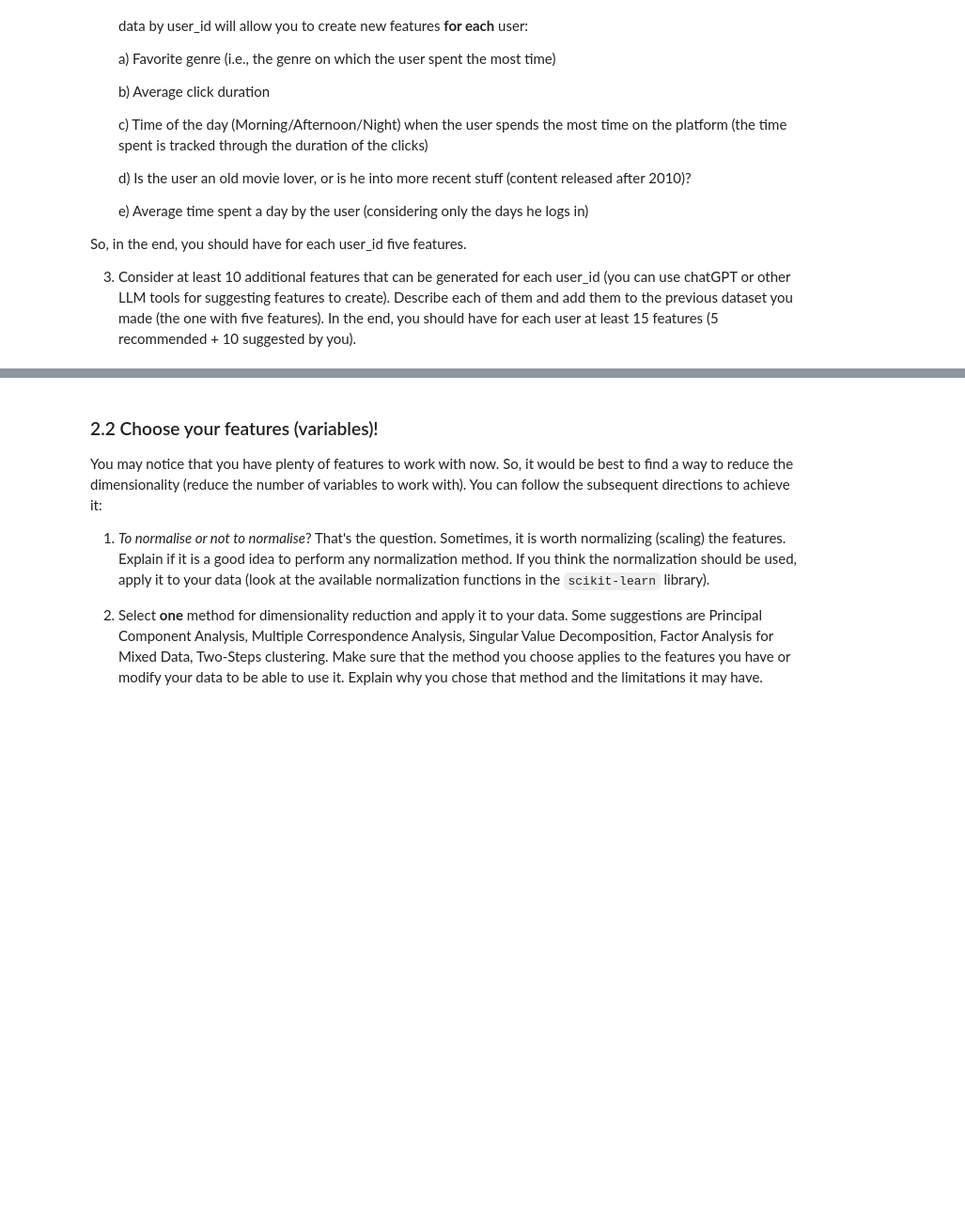
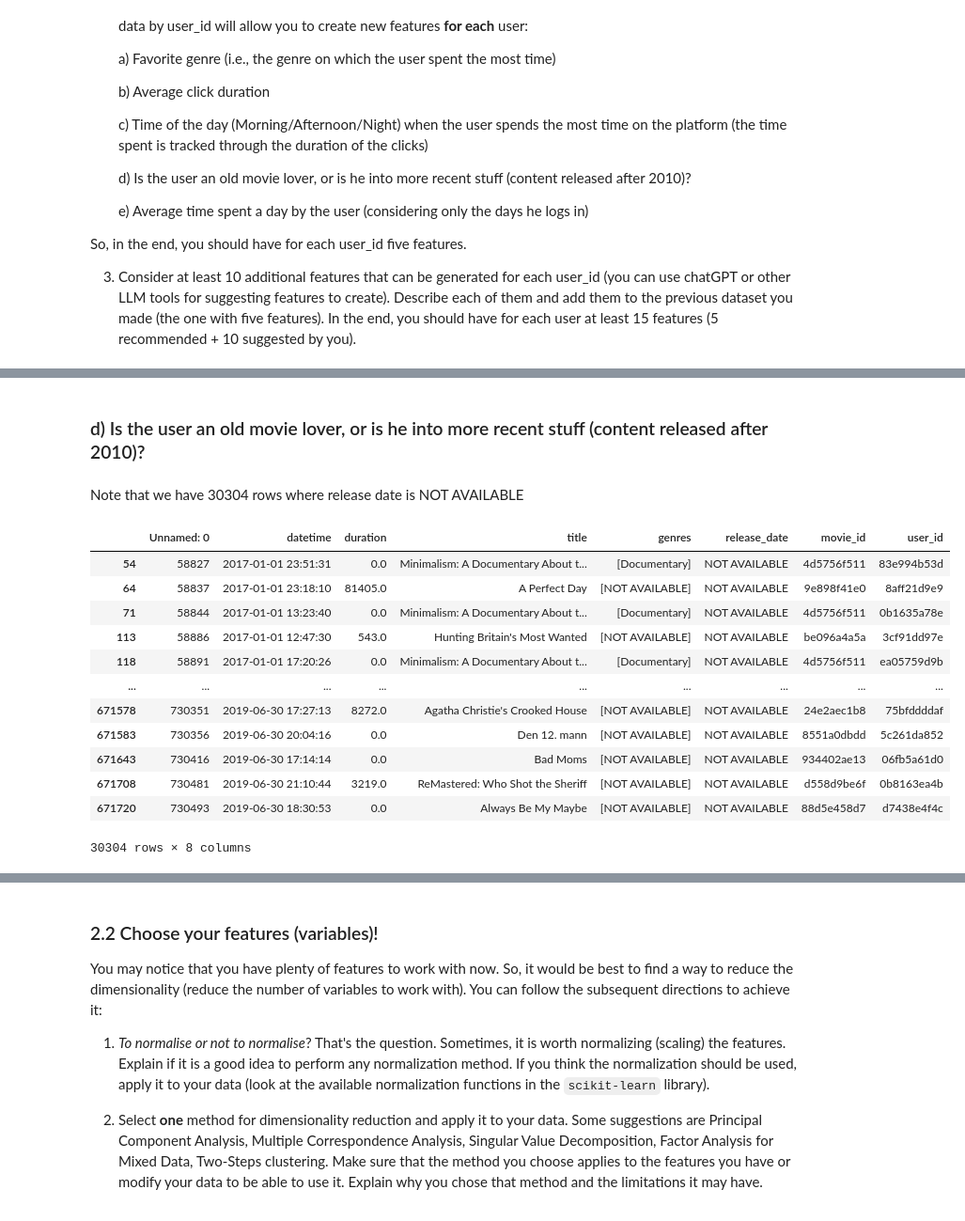
Before and after one commit to JesterProphet/ADM-HW4, a Jupyter notebook: main.ipynb, the cells around one changed output, grey strips where cells are left out. Shown: that part at 94% size. Cells and saved outputs as stored; diff of their text form; code cells hidden in the pictures; blank space fills up the shorter version.

```diff
--- a/main.ipynb
+++ b/main.ipynb
@@ -454,0 +462,3 @@ So, in the end, you should have for each user_id five features.
+# %%
+df = pd.read_csv('./vodclickstream_uk_movies_03.csv')
+df.head(5)
@@ -454,0 +472,3 @@ So, in the end, you should have for each user_id five features.
+# %%
+# here we change columns that have negative duration, with nan
+df['duration'] = np.where(df['duration'] < 0, np.nan, df['duration'])
@@ -454,0 +575,20 @@ So, in the end, you should have for each user_id five features.
+# %% [markdown]
+### d) Is the user an old movie lover, or is he into more recent stuff (content released after 2010)?
+# %% [markdown]
+Note that we have 30304 rows where release date is NOT AVAILABLE
+# %%
+df[df['release_date']=='NOT AVAILABLE']
+# %% [output]
+|  | Unnamed: 0 | datetime | duration | title | genres | release_date | movie_id | user_id |
+| 54 | 58827 | 2017-01-01 23:51:31 | 0.0 | Minimalism: A Documentary About t... | [Documentary] | NOT AVAILABLE | 4d5756f511 | 83e994b53d |
+| 64 | 58837 | 2017-01-01 23:18:10 | 81405.0 | A Perfect Day | [NOT AVAILABLE] | NOT AVAILABLE | 9e898f41e0 | 8aff21d9e9 |
+| 71 | 58844 | 2017-01-01 13:23:40 | 0.0 | Minimalism: A Documentary About t... | [Documentary] | NOT AVAILABLE | 4d5756f511 | 0b1635a78e |
+| 113 | 58886 | 2017-01-01 12:47:30 | 543.0 | Hunting Britain's Most Wanted | [NOT AVAILABLE] | NOT AVAILABLE | be096a4a5a | 3cf91dd97e |
+| 118 | 58891 | 2017-01-01 17:20:26 | 0.0 | Minimalism: A Documentary About t... | [Documentary] | NOT AVAILABLE | 4d5756f511 | ea05759d9b |
+| ... | ... | ... | ... | ... | ... | ... | ... | ... |
+| 671578 | 730351 | 2019-06-30 17:27:13 | 8272.0 | Agatha Christie's Crooked House | [NOT AVAILABLE] | NOT AVAILABLE | 24e2aec1b8 | 75bfddddaf |
+| 671583 | 730356 | 2019-06-30 20:04:16 | 0.0 | Den 12. mann | [NOT AVAILABLE] | NOT AVAILABLE | 8551a0dbdd | 5c261da852 |
+| 671643 | 730416 | 2019-06-30 17:14:14 | 0.0 | Bad Moms | [NOT AVAILABLE] | NOT AVAILABLE | 934402ae13 | 06fb5a61d0 |
+| 671708 | 730481 | 2019-06-30 21:10:44 | 3219.0 | ReMastered: Who Shot the Sheriff | [NOT AVAILABLE] | NOT AVAILABLE | d558d9be6f | 0b8163ea4b |
+| 671720 | 730493 | 2019-06-30 18:30:53 | 0.0 | Always Be My Maybe | [NOT AVAILABLE] | NOT AVAILABLE | 88d5e458d7 | d7438e4f4c |
+30304 rows × 8 columns
```
Also changed, not shown: parts of 41 cells of this notebook, 1 other file.
